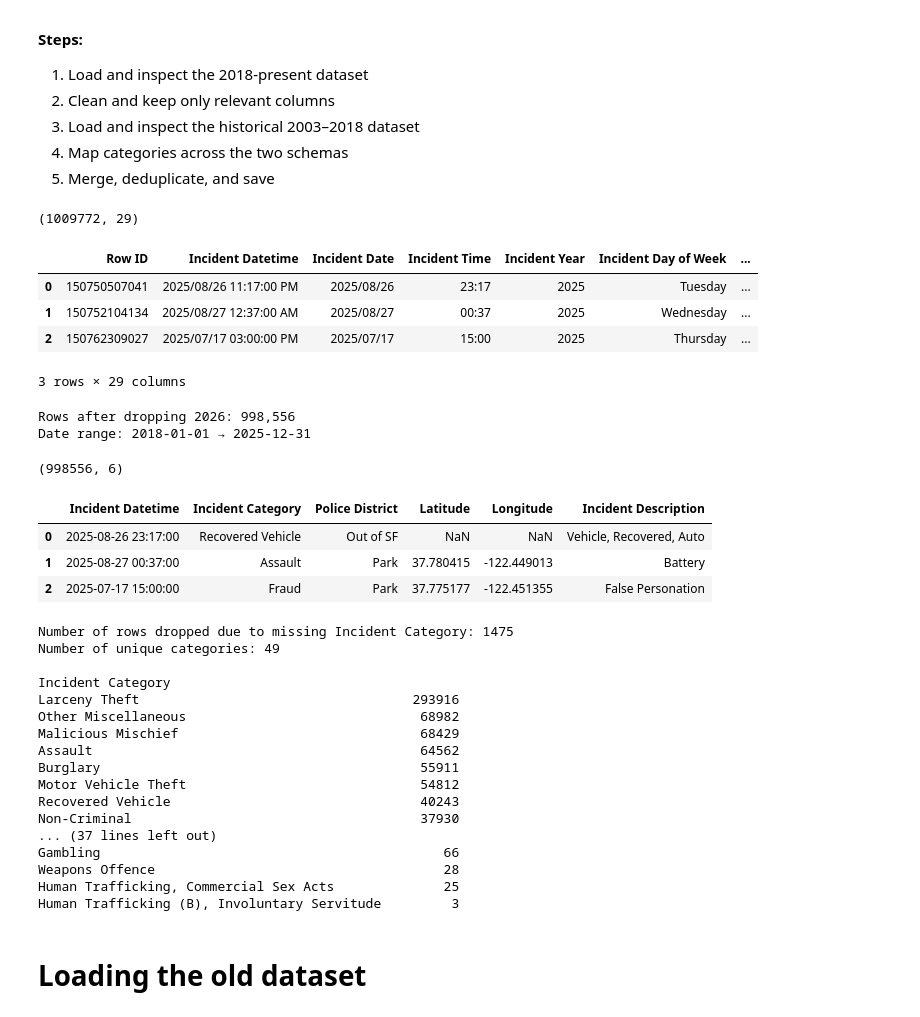
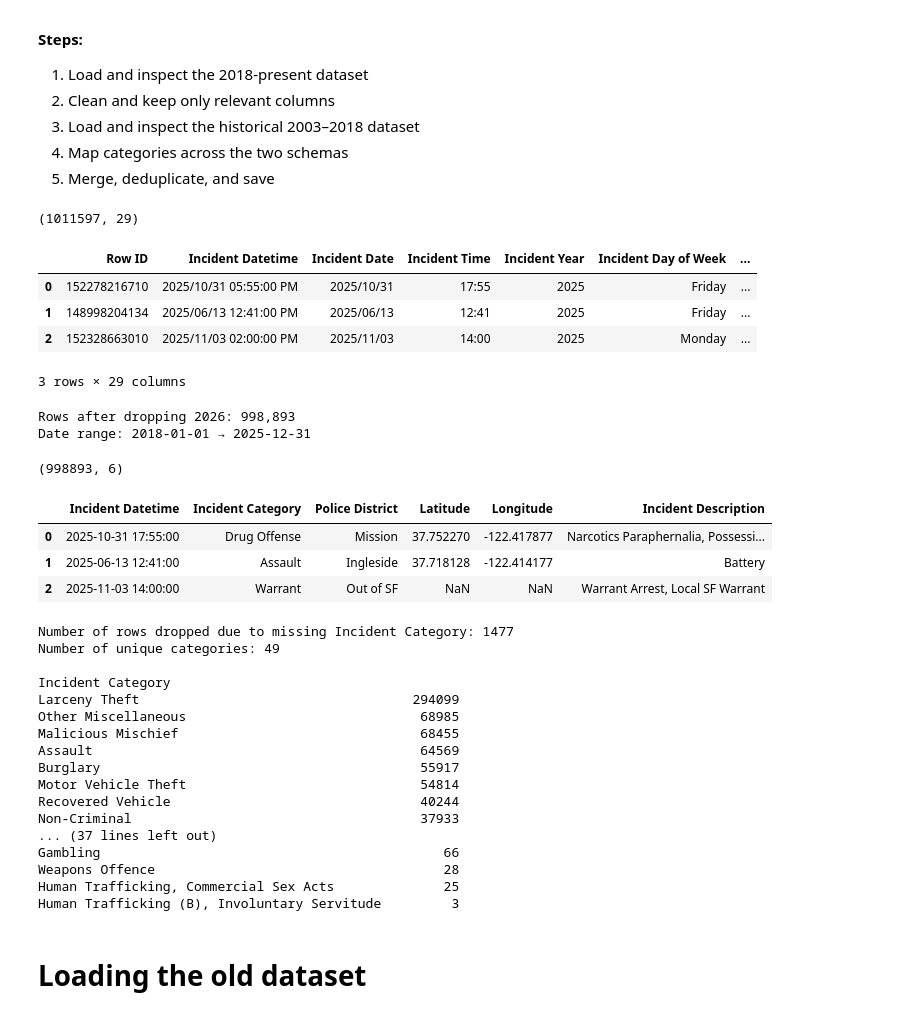
Before and after one commit to Pakkutaq/socialdata2026, a Jupyter notebook: assignments/Assignment1_marcus/dataset.ipynb, the cells around one changed output. Saved outputs shown, nothing was run; the diff lists cells and outputs as text; code cells hidden in the pictures.

```diff
--- a/assignments/Assignment1_marcus/dataset.ipynb
+++ b/assignments/Assignment1_marcus/dataset.ipynb
@@ -12,16 +12,16 @@ This notebook builds the combined SF crime dataset (2003–present) that serves
 # %%
 import pandas as pd
 
-df_recent = pd.read_csv('Police_Department_Incident_Reports__2018_to_Present_20260224.csv')
+df_recent = pd.read_csv('Police_Department_Incident_Reports__2018_to_Present.csv')
 
 print(df_recent.shape)
 df_recent.head(3)
 # %% [output]
-(1009772, 29)
+(1011597, 29)
 |  | Row ID | Incident Datetime | Incident Date | Incident Time | Incident Year | Incident Day of Week | ... |
-| 0 | 150750507041 | 2025/08/26 11:17:00 PM | 2025/08/26 | 23:17 | 2025 | Tuesday | ... |
-| 1 | 150752104134 | 2025/08/27 12:37:00 AM | 2025/08/27 | 00:37 | 2025 | Wednesday | ... |
-| 2 | 150762309027 | 2025/07/17 03:00:00 PM | 2025/07/17 | 15:00 | 2025 | Thursday | ... |
+| 0 | 152278216710 | 2025/10/31 05:55:00 PM | 2025/10/31 | 17:55 | 2025 | Friday | ... |
+| 1 | 148998204134 | 2025/06/13 12:41:00 PM | 2025/06/13 | 12:41 | 2025 | Friday | ... |
+| 2 | 152328663010 | 2025/11/03 02:00:00 PM | 2025/11/03 | 14:00 | 2025 | Monday | ... |
 3 rows × 29 columns
 # %%
 # Re-parse with explicit format (faster + no warning)
@@ -35,7 +35,7 @@ df_recent = df_recent[df_recent['Incident Datetime'].dt.year <= 2025]
 print(f"Rows after dropping 2026: {len(df_recent):,}")
 print(f"Date range: {df_recent['Incident Datetime'].min().date()} → {df_recent['Incident Datetime'].max().date()}")
 # %% [output]
-Rows after dropping 2026: 998,556
+Rows after dropping 2026: 998,893
 Date range: 2018-01-01 → 2025-12-31
 # %%
 cols_to_keep = [
@@ -51,11 +51,11 @@ df_recent = df_recent[cols_to_keep]
 print(df_recent.shape)
 df_recent.head(3)
 # %% [output]
-(998556, 6)
+(998893, 6)
 |  | Incident Datetime | Incident Category | Police District | Latitude | Longitude | Incident Description |
-| 0 | 2025-08-26 23:17:00 | Recovered Vehicle | Out of SF | NaN | NaN | Vehicle, Recovered, Auto |
-| 1 | 2025-08-27 00:37:00 | Assault | Park | 37.780415 | -122.449013 | Battery |
-| 2 | 2025-07-17 15:00:00 | Fraud | Park | 37.775177 | -122.451355 | False Personation |
+| 0 | 2025-10-31 17:55:00 | Drug Offense | Mission | 37.752270 | -122.417877 | Narcotics Paraphernalia, Possessi... |
+| 1 | 2025-06-13 12:41:00 | Assault | Ingleside | 37.718128 | -122.414177 | Battery |
+| 2 | 2025-11-03 14:00:00 | Warrant | Out of SF | NaN | NaN | Warrant Arrest, Local SF Warrant |
 # %%
 # Drop rows where Incident Category is missing
 num_dropped = len(df_recent) - len(df_recent.dropna(subset=['Incident Category']))
@@ -69,18 +69,18 @@ category_counts = df_recent['Incident Category'].value_counts()
 print(f"Number of unique categories: {len(category_counts)}\n")
 print(category_counts.to_string())
 # %% [output]
-Number of rows dropped due to missing Incident Category: 1475
+Number of rows dropped due to missing Incident Category: 1477
 Number of unique categories: 49
 
 Incident Category
-Larceny Theft                                   293916
-Other Miscellaneous                              68982
-Malicious Mischief                               68429
-Assault                                          64562
-Burglary                                         55911
-Motor Vehicle Theft                              54812
-Recovered Vehicle                                40243
-Non-Criminal                                     37930
+Larceny Theft                                   294099
+Other Miscellaneous                              68985
+Malicious Mischief                               68455
+Assault                                          64569
+Burglary                                         55917
+Motor Vehicle Theft                              54814
+Recovered Vehicle                                40244
+Non-Criminal                                     37933
 ... (37 lines left out)
 Gambling                                            66
 Weapons Offence                                     28
```
Also changed, not shown: parts of 5 cells of this notebook, 2 other files.
